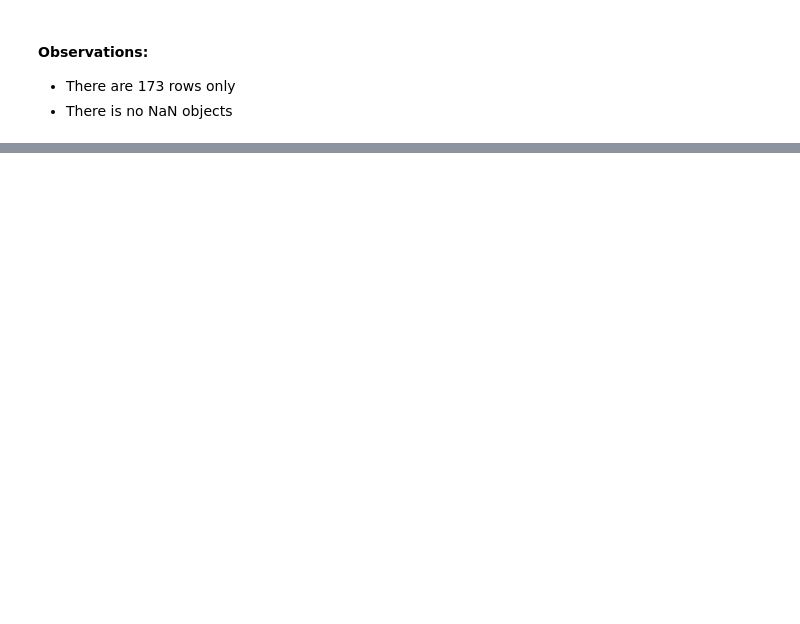
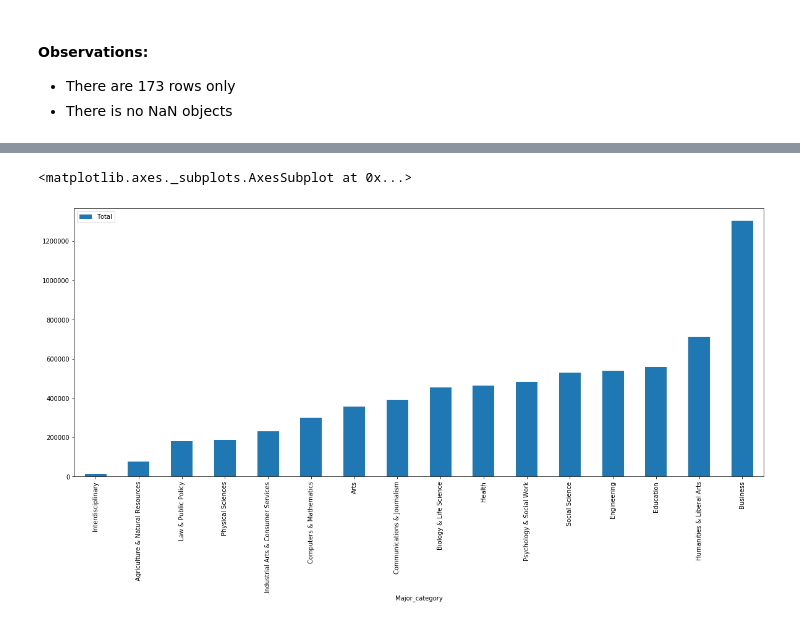
Before and after one commit to ndangalasinh/dataquest_visualizing_earnings_based_on_college-, a Jupyter notebook: Visualizing Earnings Based On College .ipynb, the cells around one changed output, grey strips where cells are left out. Saved outputs shown, nothing was run; the diff lists cells and outputs as text; code cells hidden in the pictures; blank space fills up the shorter version.

```diff
--- a/Visualizing Earnings Based On College .ipynb
+++ b/Visualizing Earnings Based On College .ipynb
@@ -129,0 +100,5 @@ recent_grads['Median'][recent_grads['Total'] < 39370].plot()
+# %%
+recent_grads.groupby('Major_category', as_index= True).agg({'Total':'sum'}).sort_values('Total').plot(kind='bar',figsize= (20,8))
+# %% [output]
+<matplotlib.axes._subplots.AxesSubplot at 0x...>
+[figure, added]
```
Also changed, not shown: parts of 6 cells of this notebook.
